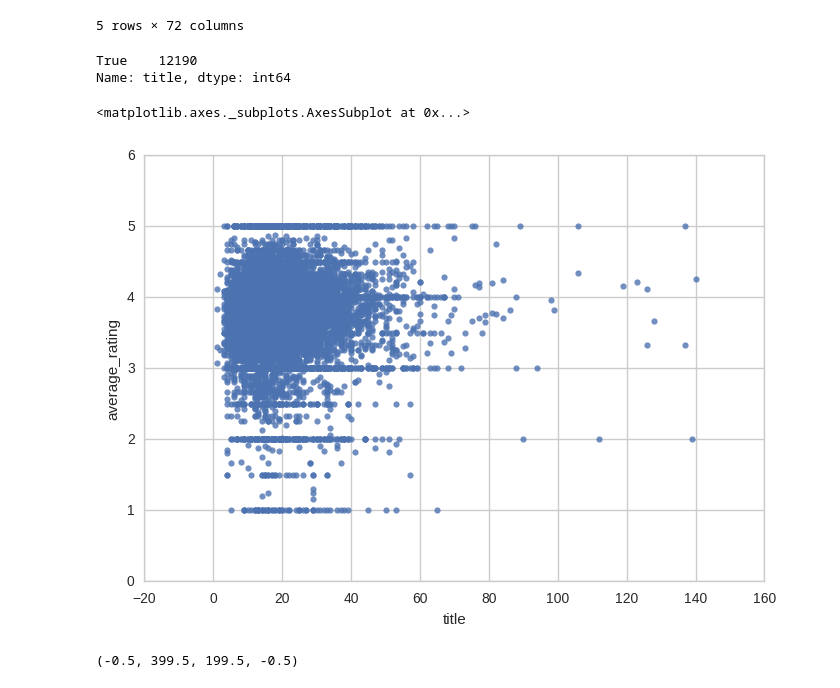
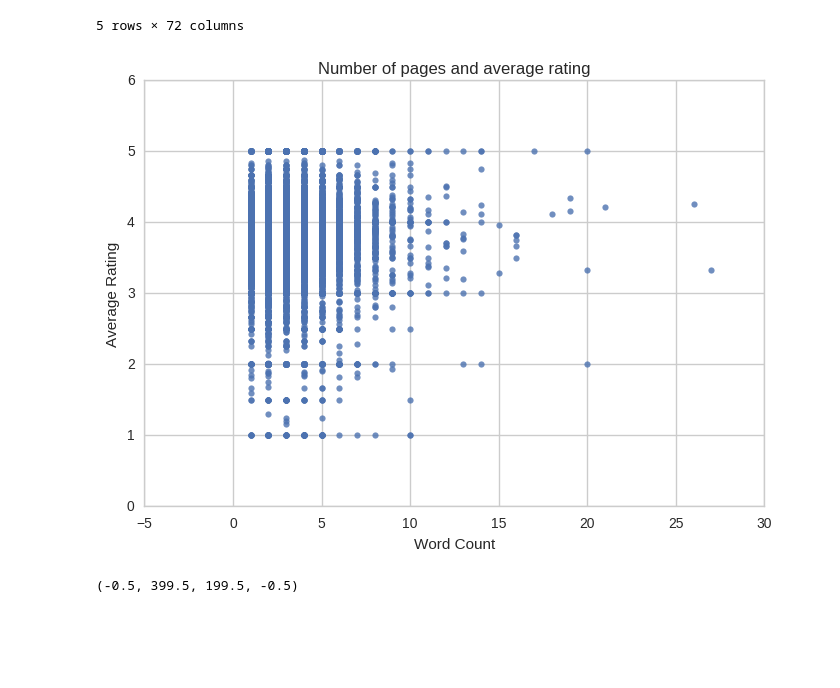
Before and after one commit to klitonandrea/BookRatings, a Jupyter notebook: Story telling with book ratings.ipynb, the cells around one changed output. Cells and saved outputs as stored; diff of their text form; code cells hidden in the pictures; blank space fills up the shorter version.

```diff
--- a/Story telling with book ratings.ipynb
+++ b/Story telling with book ratings.ipynb
@@ -627,13 +646,14 @@ from wordcloud import WordCloud
-# %%
-BookInfo.title.notnull().value_counts()
-# %% [output]
-True    12190
-Name: title, dtype: int64
-# %%
-sns.regplot(x=BookInfo.title.str.len(), y=BookInfo.average_rating, fit_reg=False)
-# %% [output]
-<matplotlib.axes._subplots.AxesSubplot at 0x...>
-[figure, removed]
+# %%
+# get the number of words in the title
+BookInfo.loc[:, 'TitleWordCnt'] = BookInfo.title.apply(lambda x: len(x.split(" ")))
+
+# plot the relationship between the number of words in a title and its rating
+ax = sns.regplot(x=BookInfo.TitleWordCnt, y=BookInfo.average_rating, fit_reg=False)
+ax.set_title('Number of pages and average rating')
+ax.set_xlabel('Word Count')
+ax.set_ylabel('Average Rating');
+# %% [output]
+[figure, added]
 # %%
 titleCorpus = ''
 for title in BookInfo.title[BookInfo.languagest == 'eng']:
```
Also changed, not shown: parts of 15 cells of this notebook.
